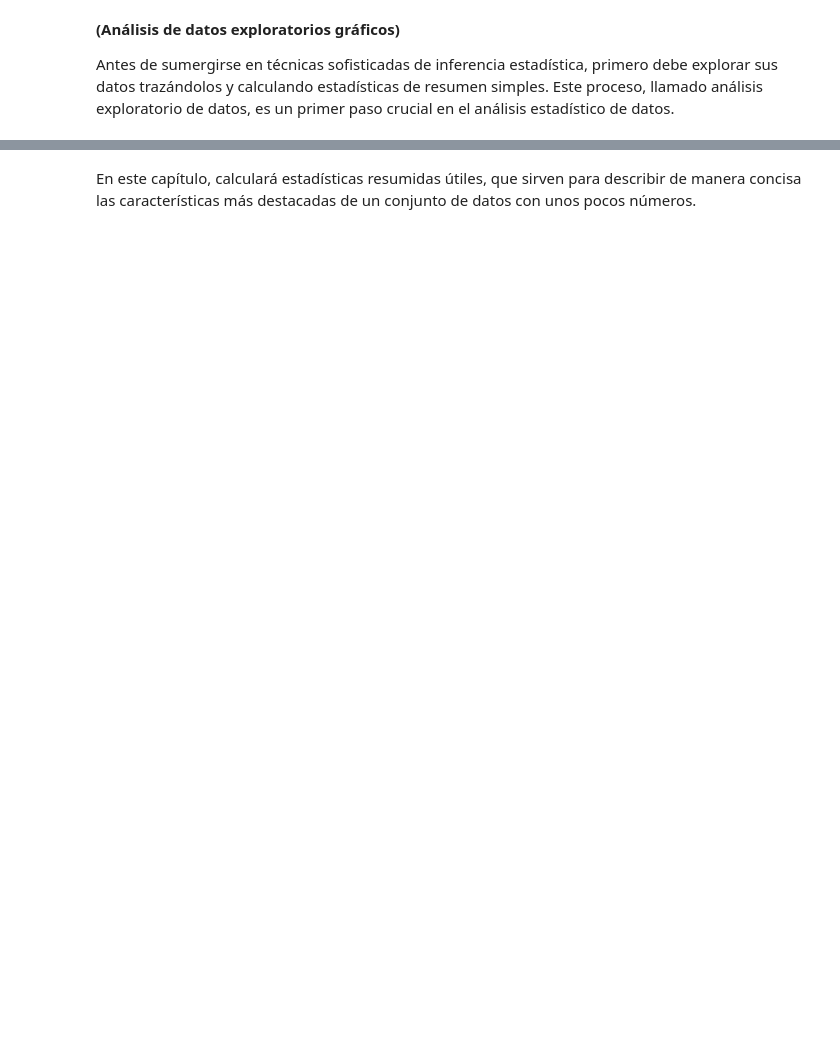
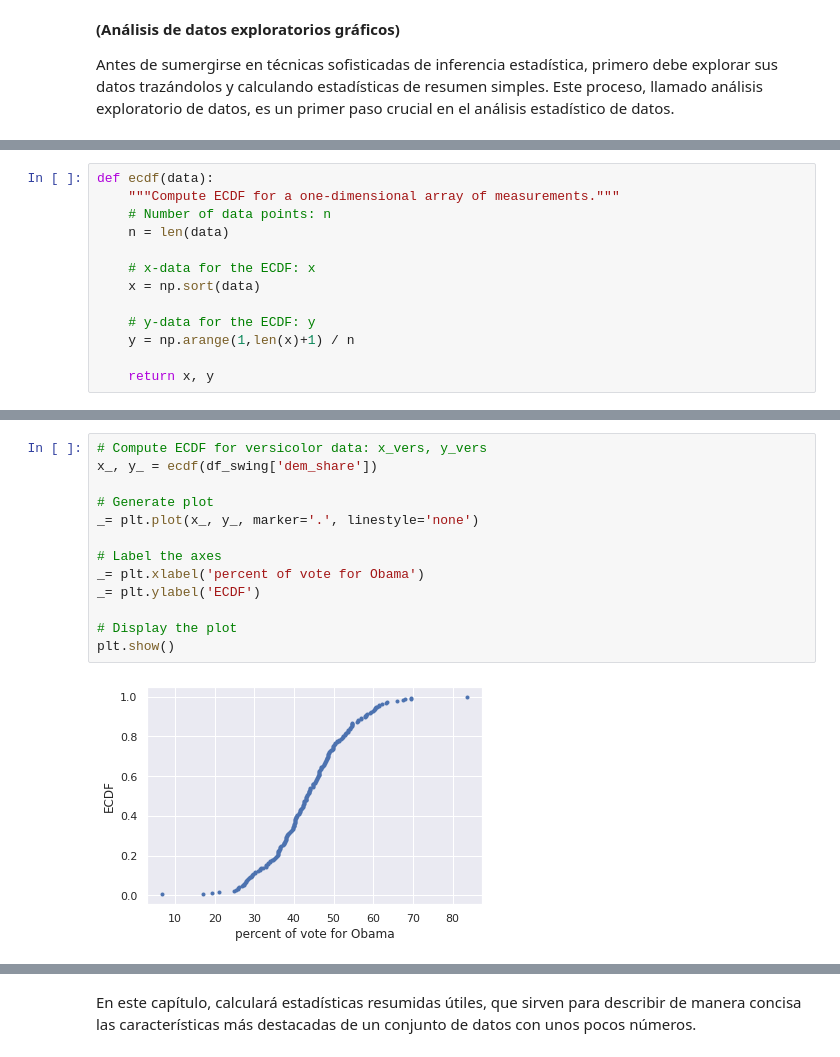
Before and after one commit to MayumyCH/data-scientist-with-python-datacamp, a Jupyter notebook: 1. Courses/21. Statistical Thinking in Python (Part 1)/Statistical Thinking in Python (Part 1).ipynb, the cells around one changed output, grey strips where cells are left out. Drawn from its saved outputs; the diff is of its cells as text; blank space fills up the shorter version.

```diff
--- a/1. Courses/21. Statistical Thinking in Python (Part 1)/Statistical Thinking in Python (Part 1).ipynb
+++ b/1. Courses/21. Statistical Thinking in Python (Part 1)/Statistical Thinking in Python (Part 1).ipynb
@@ -17,0 +125,13 @@ Antes de sumergirse en técnicas sofisticadas de inferencia estadística, primer
+# %%
+def ecdf(data):
+    """Compute ECDF for a one-dimensional array of measurements."""
+    # Number of data points: n
+    n = len(data)
+
+    # x-data for the ECDF: x
+    x = np.sort(data)
+
+    # y-data for the ECDF: y
+    y = np.arange(1,len(x)+1) / n
+
+    return x, y
@@ -17,0 +147,15 @@ Antes de sumergirse en técnicas sofisticadas de inferencia estadística, primer
+# %%
+# Compute ECDF for versicolor data: x_vers, y_vers
+x_, y_ = ecdf(df_swing['dem_share'])
+
+# Generate plot
+_= plt.plot(x_, y_, marker='.', linestyle='none')
+
+# Label the axes
+_= plt.xlabel('percent of vote for Obama')
+_= plt.ylabel('ECDF')
+
+# Display the plot
+plt.show()
+# %% [output]
+[figure, added]
```
Also changed, not shown: parts of 69 cells of this notebook, 23 other files.
